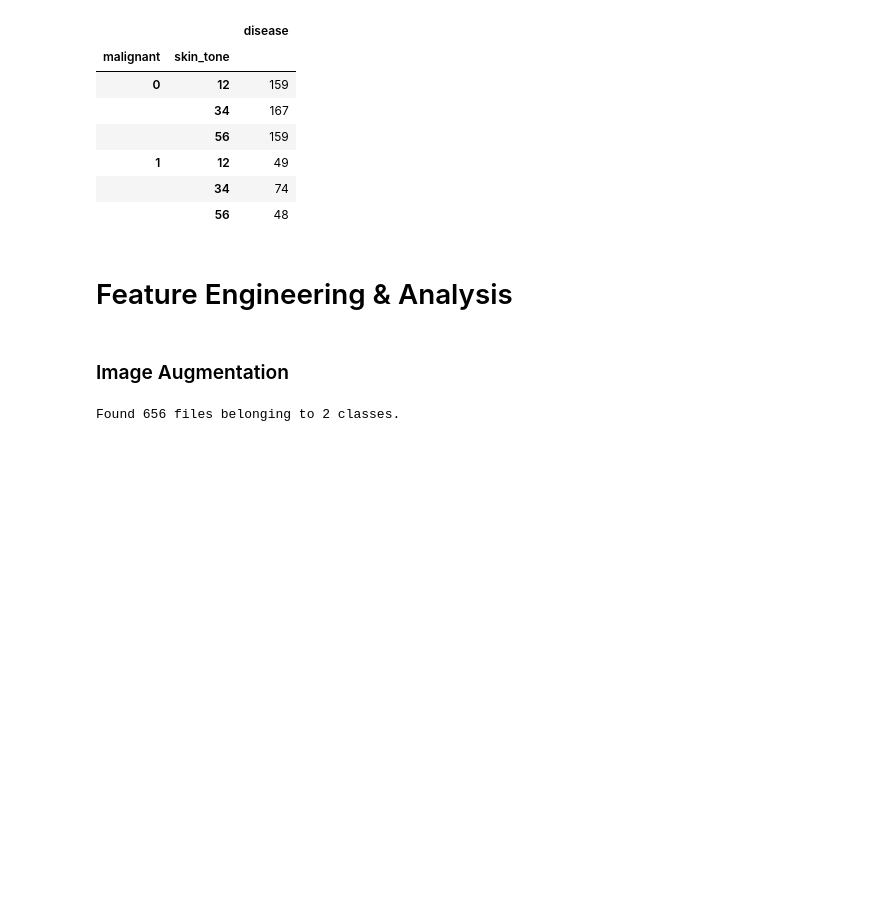
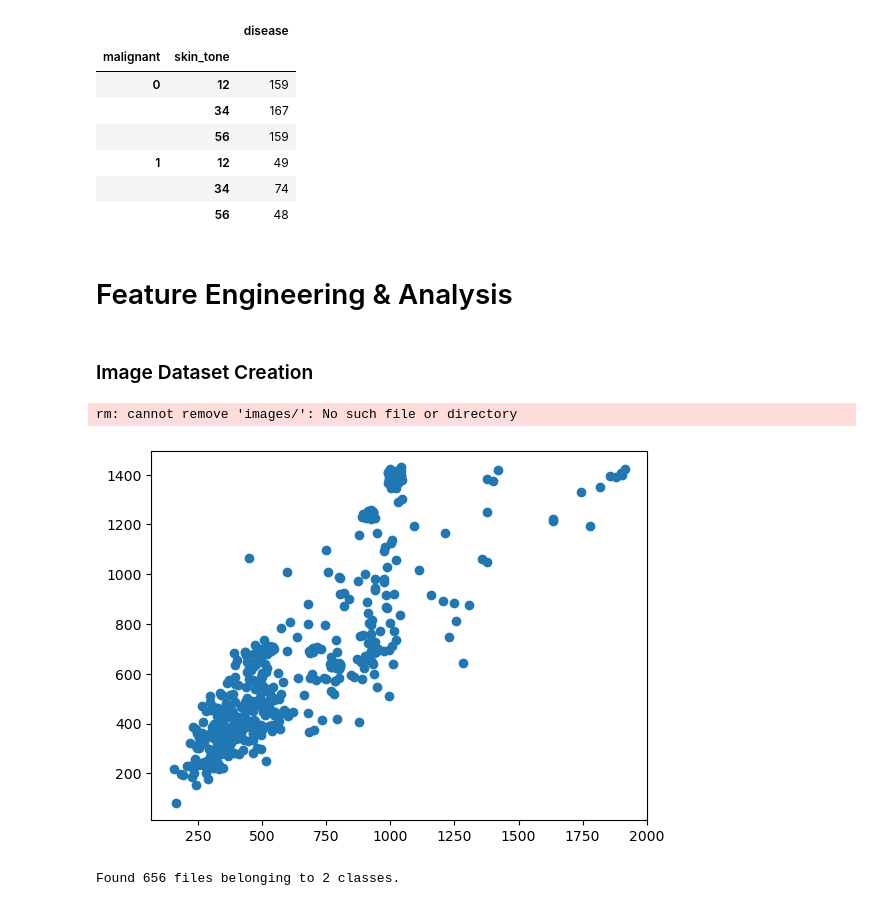
Before and after one commit to matthew-agard/POC-Skin-Disease-Detection, a Jupyter notebook: sagemaker/POC-Skin-Disease-Detection.ipynb, the cells around one changed output. Drawn from its saved outputs; the diff is of its cells as text; code cells hidden in the pictures; blank space fills up the shorter version.

Commit message:
Finish 'Image Dataset Creation' code

```diff
--- a/sagemaker/POC-Skin-Disease-Detection.ipynb
+++ b/sagemaker/POC-Skin-Disease-Detection.ipynb
@@ -153,4 +154,4 @@ ddi_df.drop('DDI_file', axis=1).groupby(['malignant', 'skin_tone']).count()
 # %% [markdown]
 # Feature Engineering & Analysis
 # %% [markdown]
-### Image Augmentation
+### Image Dataset Creation
@@ -168,4 +166,20 @@ def download_s3_images(images_file_key):
                 Key='{}/{}'.format(images_file_key, image_file_name),
                 Fileobj=image_output
             )
+
+def inspect_image_size():
+    img_dims = pd.DataFrame(columns=['height', 'width'])
+
+    for i, image_file_name in enumerate(ddi_df['DDI_file'].tolist()):
+        img = Image.open('images/{}'.format(image_file_name))
+        width, height = img.size
+        img_dims.loc[i] = [height, width]
+
+    plt.scatter(img_dims['width'], img_dims['height'])
+# %%
+%%sh
+rm -r images/
+mkdir images
+# %% [output]
+rm: cannot remove 'images/': No such file or directory
 # %%
@@ -173 +187,5 @@ download_s3_images(images_file_key='ddidiversedermatologyimages/images/raw')
+# %%
+inspect_image_size()
+# %% [output]
+[figure, added]
 # %%
```
Also changed, not shown: parts of 7 cells of this notebook.
